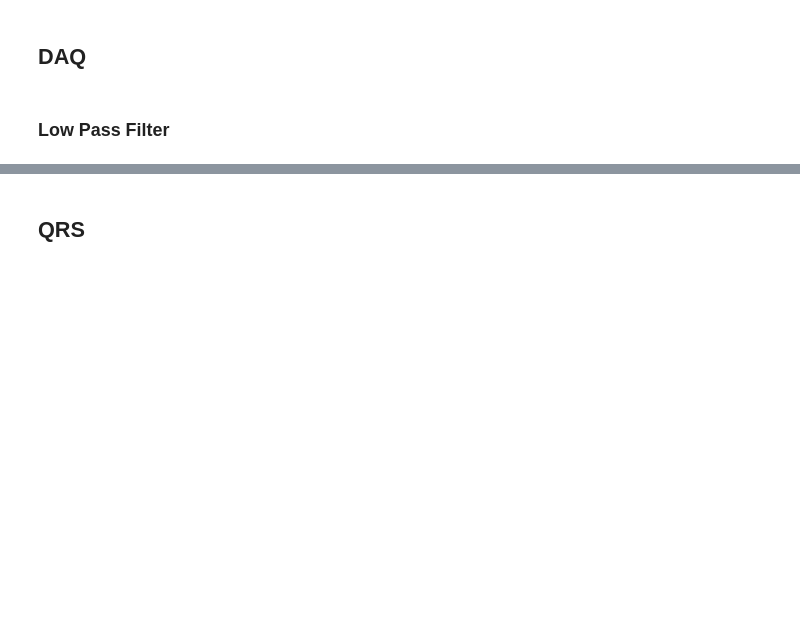
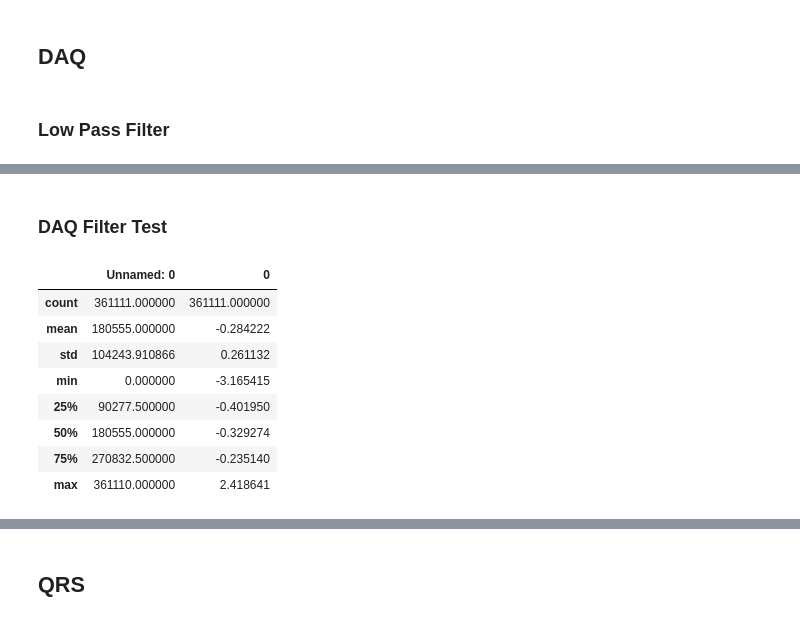
Before and after one commit to bryanmcelvy/microHeartMonitor, a Jupyter notebook: tools/filter_design/filt_design.ipynb, the cells around one changed output, grey strips where cells are left out. Cells and saved outputs as stored; diff of their text form; code cells hidden in the pictures; blank space fills up the shorter version.

```diff
--- a/tools/filter_design/filt_design.ipynb
+++ b/tools/filter_design/filt_design.ipynb
@@ -118,0 +66,15 @@ k = 0.7547627091407776
+# %% [markdown]
+### DAQ Filter Test
+# %%
+data = pd.read_csv("../../data/101.csv")
+data.describe()
+# %% [output]
+|  | Unnamed: 0 | 0 |
+| count | 361111.000000 | 361111.000000 |
+| mean | 180555.000000 | -0.284222 |
+| std | 104243.910866 | 0.261132 |
+| min | 0.000000 | -3.165415 |
+| 25% | 90277.500000 | -0.401950 |
+| 50% | 180555.000000 | -0.329274 |
+| 75% | 270832.500000 | -0.235140 |
+| max | 361110.000000 | 2.418641 |
```
Also changed, not shown: parts of 16 cells of this notebook, 2 other files.
